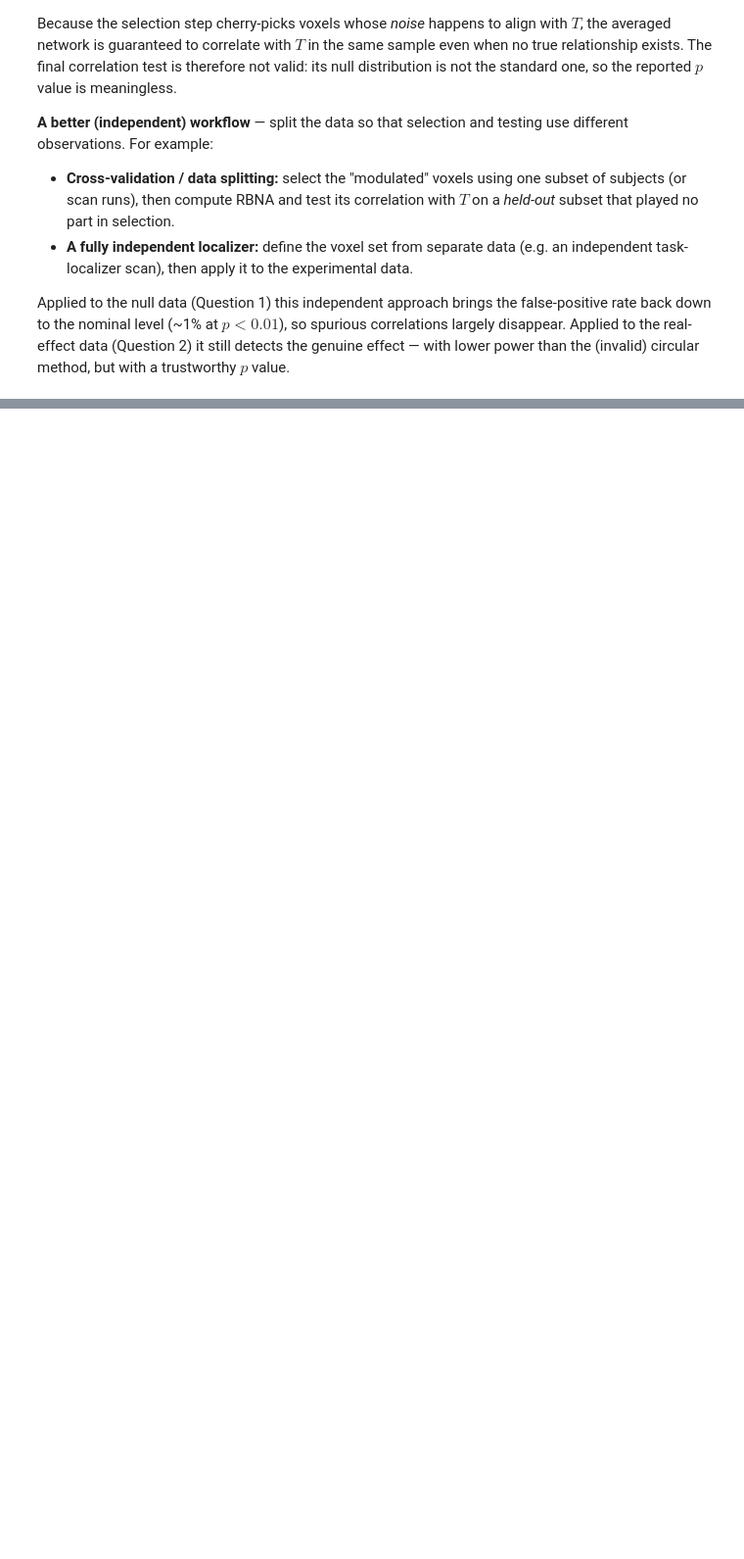
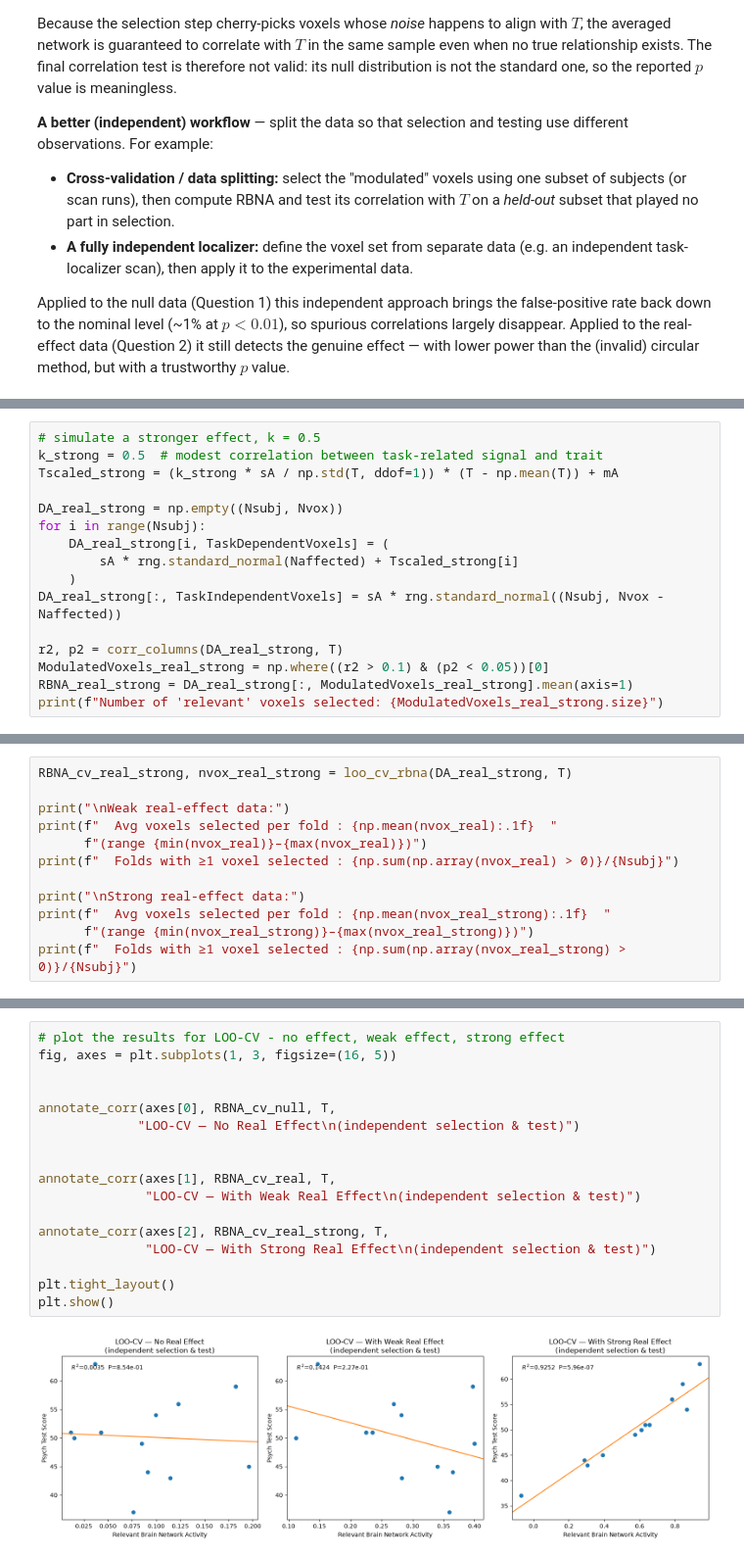
Before and after one commit to AllenSWDB/SWDB_2026_Good_Analysis, a Jupyter notebook: code/pam_workshop/Version1Sample-CAS.ipynb, the cells around one changed output, grey strips where cells are left out. Shown at 98% size. Drawn from its saved outputs; the diff is of its cells as text; blank space fills up the shorter version.

Commit message:
worked out sample solution for Pam's V1 workshop on simulated fMRI

```diff
--- a/code/pam_workshop/Version1Sample-CAS.ipynb
+++ b/code/pam_workshop/Version1Sample-CAS.ipynb
@@ -267,0 +411,16 @@ power than the (invalid) circular method, but with a trustworthy $p$ value.
+# %%
+# simulate a stronger effect, k = 0.5
+k_strong = 0.5  # modest correlation between task-related signal and trait
+Tscaled_strong = (k_strong * sA / np.std(T, ddof=1)) * (T - np.mean(T)) + mA
+
+DA_real_strong = np.empty((Nsubj, Nvox))
+for i in range(Nsubj):
+    DA_real_strong[i, TaskDependentVoxels] = (
+        sA * rng.standard_normal(Naffected) + Tscaled_strong[i]
+    )
+DA_real_strong[:, TaskIndependentVoxels] = sA * rng.standard_normal((Nsubj, Nvox - Naffected))
+
+r2, p2 = corr_columns(DA_real_strong, T)
+ModulatedVoxels_real_strong = np.where((r2 > 0.1) & (p2 < 0.05))[0]
+RBNA_real_strong = DA_real_strong[:, ModulatedVoxels_real_strong].mean(axis=1)
+print(f"Number of 'relevant' voxels selected: {ModulatedVoxels_real_strong.size}")
@@ -267,0 +429,12 @@ power than the (invalid) circular method, but with a trustworthy $p$ value.
+# %%
+RBNA_cv_real_strong, nvox_real_strong = loo_cv_rbna(DA_real_strong, T)
+
+print("\nWeak real-effect data:")
+print(f"  Avg voxels selected per fold : {np.mean(nvox_real):.1f}  "
+      f"(range {min(nvox_real)}–{max(nvox_real)})")
+print(f"  Folds with ≥1 voxel selected : {np.sum(np.array(nvox_real) > 0)}/{Nsubj}")
+
+print("\nStrong real-effect data:")
+print(f"  Avg voxels selected per fold : {np.mean(nvox_real_strong):.1f}  "
+      f"(range {min(nvox_real_strong)}–{max(nvox_real_strong)})")
+print(f"  Folds with ≥1 voxel selected : {np.sum(np.array(nvox_real_strong) > 0)}/{Nsubj}")
@@ -267,0 +449,19 @@ power than the (invalid) circular method, but with a trustworthy $p$ value.
+# %%
+# plot the results for LOO-CV - no effect, weak effect, strong effect
+fig, axes = plt.subplots(1, 3, figsize=(16, 5))
+
+
+annotate_corr(axes[0], RBNA_cv_null, T,
+             "LOO-CV — No Real Effect\n(independent selection & test)")
+
+
+annotate_corr(axes[1], RBNA_cv_real, T,
+              "LOO-CV — With Weak Real Effect\n(independent selection & test)")
+
+annotate_corr(axes[2], RBNA_cv_real_strong, T,
+              "LOO-CV — With Strong Real Effect\n(independent selection & test)")
+
+plt.tight_layout()
+plt.show()
+# %% [output]
+[figure, added]
```
Also changed, not shown: parts of 22 cells of this notebook, 2 other files.
